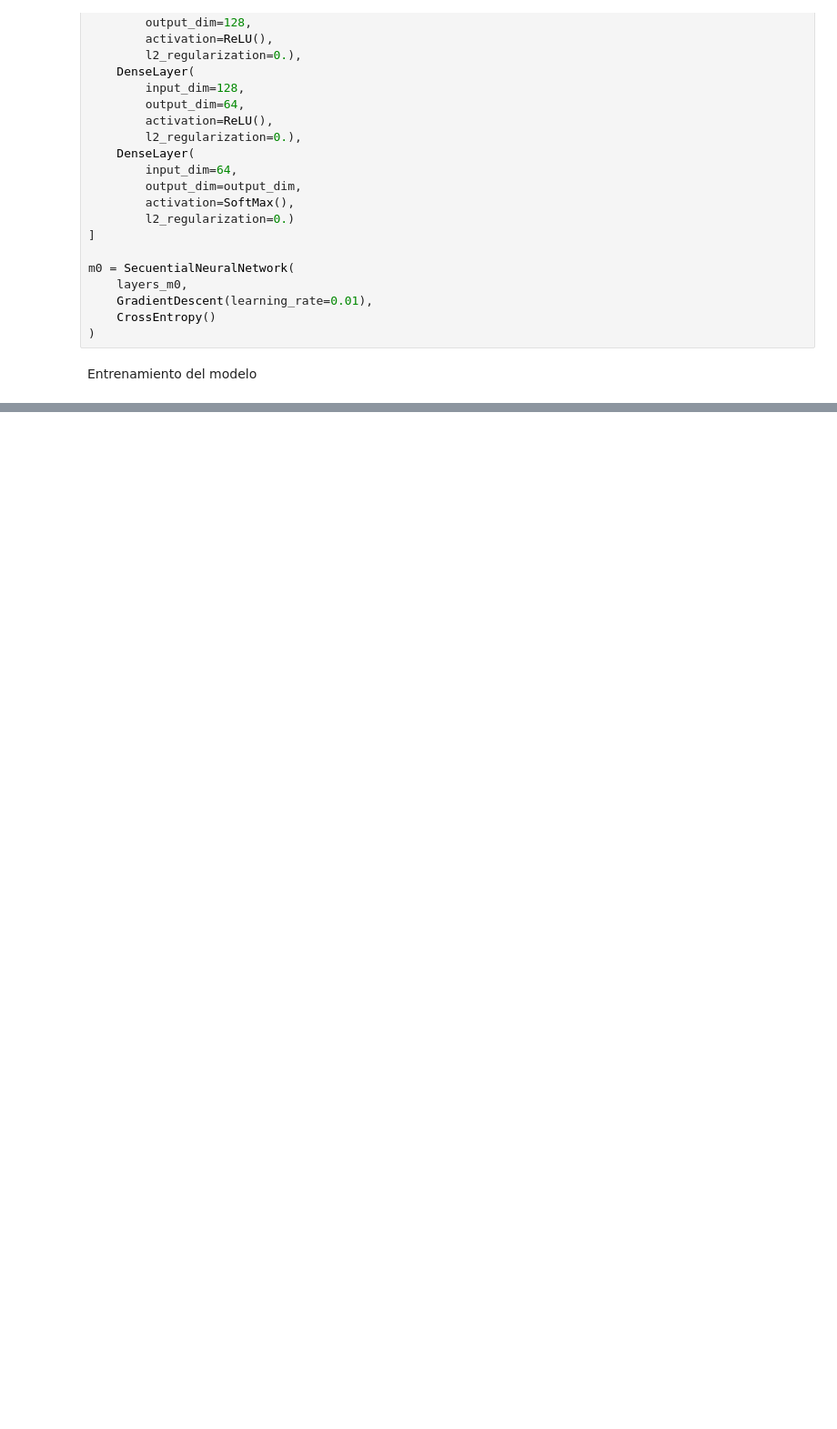
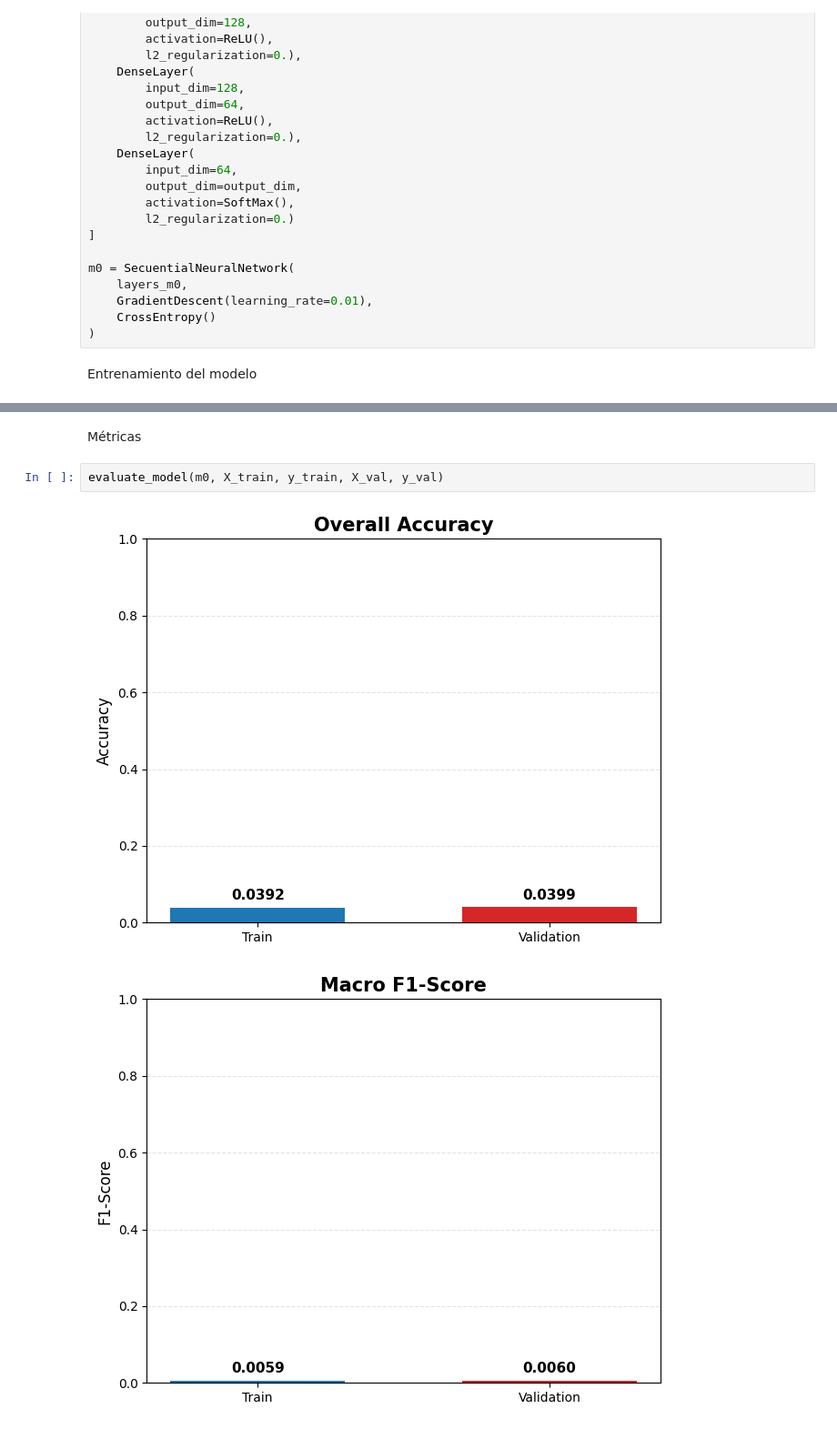
Before and after one commit to mathikneipp/emnist-neural-networks, a Jupyter notebook: notebooks/Entrega_TP3.ipynb, the cells around one changed output, grey strips where cells are left out. Shown at 91% size. Saved outputs shown, nothing was run; the diff lists cells and outputs as text; blank space fills up the shorter version.

```diff
--- a/notebooks/Entrega_TP3.ipynb
+++ b/notebooks/Entrega_TP3.ipynb
@@ -109,0 +123,7 @@ plot_training_history(m0.fit_loss, m0.val_loss)
+# %% [markdown]
+Métricas
+# %%
+evaluate_model(m0, X_train, y_train, X_val, y_val)
+# %% [output]
+[figure, added]
+[figure, added]
```
Also changed, not shown: parts of 47 cells of this notebook, 14 other files.
